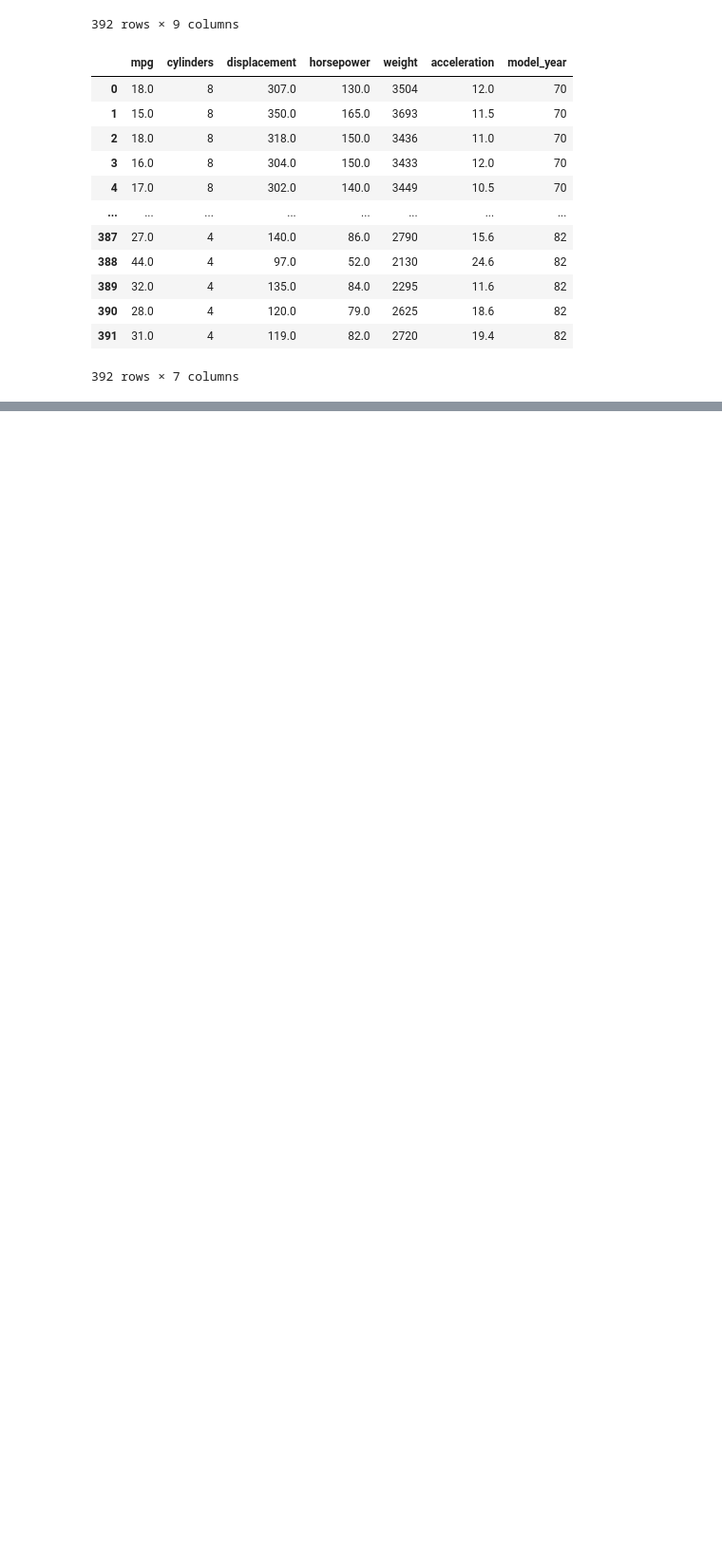
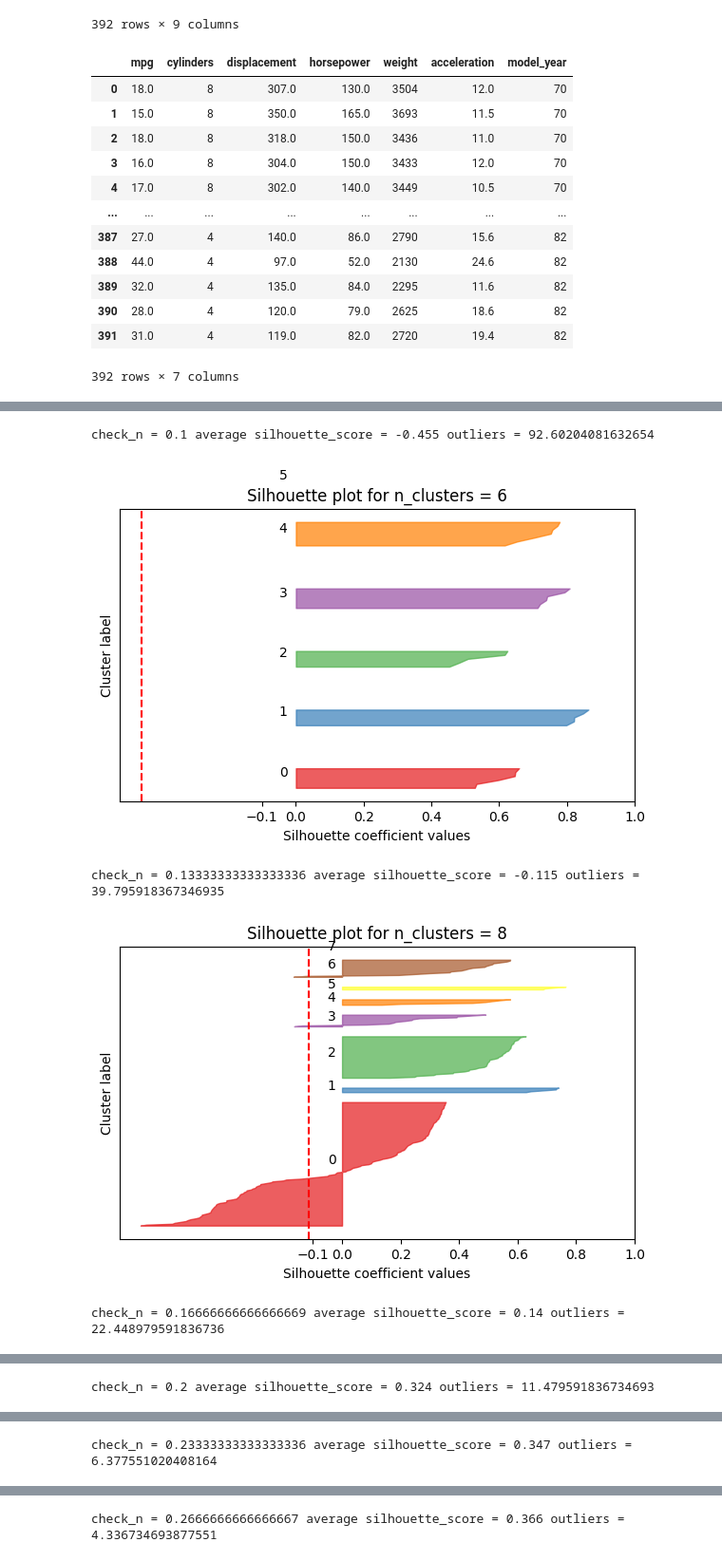
Before and after one commit to Familenko/cluster_tool, a Jupyter notebook: test_notebook.ipynb, the cells around one changed output, grey strips where cells are left out. Shown at 95% size. Saved outputs shown, nothing was run; the diff lists cells and outputs as text; code cells hidden in the pictures; blank space fills up the shorter version.

```diff
--- a/test_notebook.ipynb
+++ b/test_notebook.ipynb
@@ -83,0 +114,8 @@ n_clusters = 3 ssd = 33849027.6 average silhouette_score = 0.585
+# %%
+db.dbscan_knife("eps",0.1, 0.4)
+# %% [output]
+check_n = 0.1 average silhouette_score = -0.455 outliers = 92.60204081632654
+[figure, added]
+check_n = 0.13333333333333336 average silhouette_score = -0.115 outliers = 39.795918367346935
+[figure, added]
+check_n = 0.16666666666666669 average silhouette_score = 0.14 outliers = 22.448979591836736
@@ -83,0 +123 @@ n_clusters = 3 ssd = 33849027.6 average silhouette_score = 0.585
+check_n = 0.2 average silhouette_score = 0.324 outliers = 11.479591836734693
@@ -83,0 +125 @@ n_clusters = 3 ssd = 33849027.6 average silhouette_score = 0.585
+check_n = 0.23333333333333336 average silhouette_score = 0.347 outliers = 6.377551020408164
@@ -83,0 +127 @@ n_clusters = 3 ssd = 33849027.6 average silhouette_score = 0.585
+check_n = 0.2666666666666667 average silhouette_score = 0.366 outliers = 4.336734693877551
```
Also changed, not shown: parts of 9 cells of this notebook, 5 other files.
